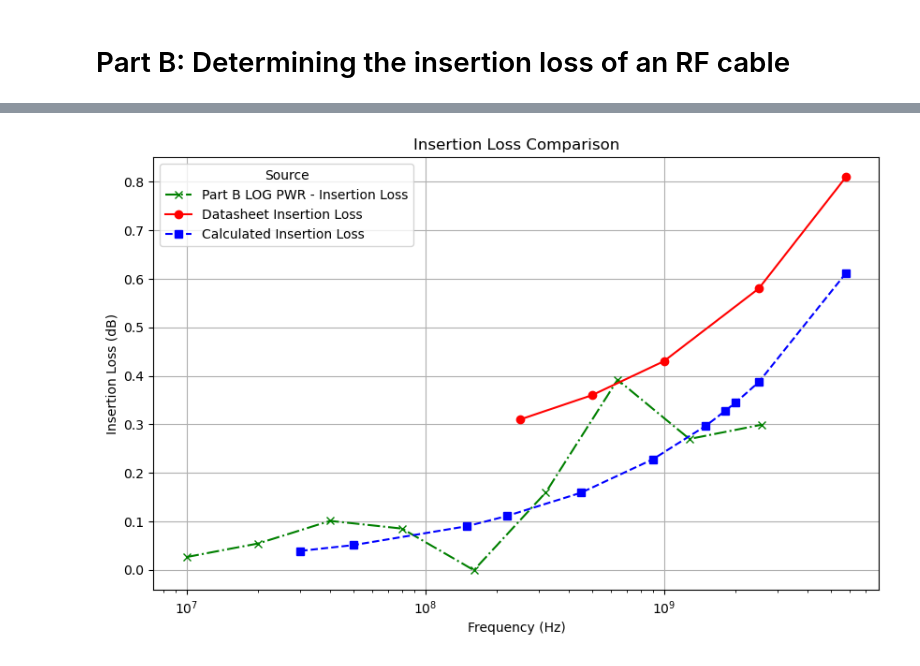
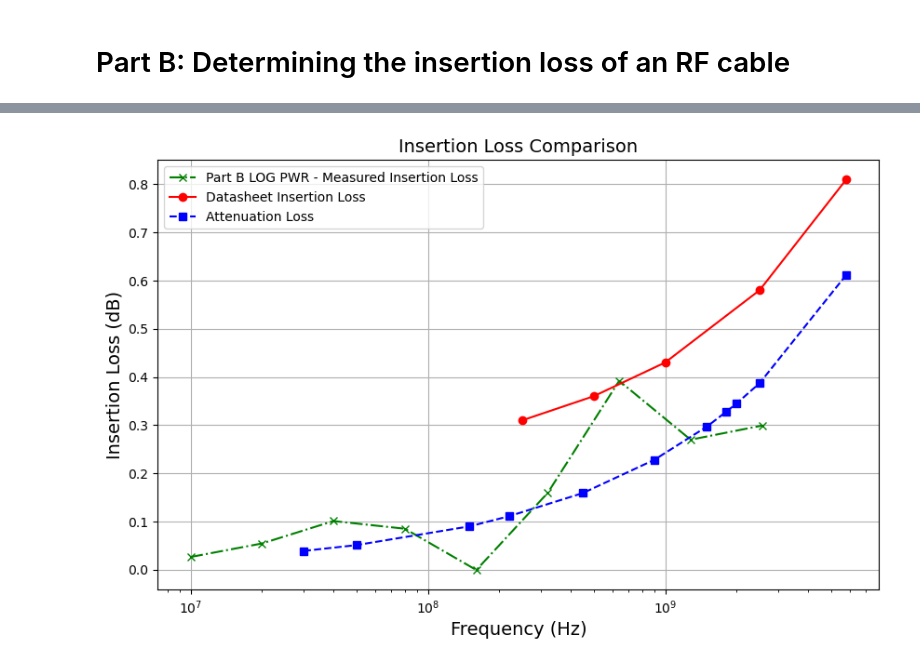
Before and after one commit to MazinDan/RF_Lab, a Jupyter notebook: Lab5_RF_Notebook.ipynb, the cells around one changed output, grey strips where cells are left out. Drawn from its saved outputs; the diff is of its cells as text; code cells hidden in the pictures.

```diff
--- a/Lab5_RF_Notebook.ipynb
+++ b/Lab5_RF_Notebook.ipynb
@@ -97,10 +97,10 @@ for folder_name, folder_df in part_a_df.groupby('source_folder'):
             plt.plot(file_df['Frequency'], file_df['Amplitude'], label=f"{file_name}")
 
         # Set the x-axis to display a controlled number of ticks
-        plt.xlabel('Frequency (Hz)')
+        plt.xlabel('Frequency (Hz)', fontsize='14')
         plt.xscale('log')
-        plt.ylabel('Amplitude (dBm)')
-        plt.title(f'{title.replace("_", " ")} Power Comparisons')
+        plt.ylabel('Amplitude (dBm)', fontsize='14')
+        plt.title(f'{title.replace("_", " ")} Power Comparisons', fontsize='14')
         plt.legend()
         #plt.legend(title='File', bbox_to_anchor=(1.05, 1), loc='upper left')
         #plt.subplots_adjust(right=0.75)
@@ -150,10 +150,10 @@ for folder_name, folder_df in part_a_df.groupby('source_folder'):
             plt.axvline(x=freq_max, color='red', linestyle='--', label='_nolegend_')
 
         # Set the x-axis to display a controlled number of ticks
-        plt.xlabel('Frequency (Hz)')
+        plt.xlabel('Frequency (Hz)', fontsize='14')
         plt.xscale('log')
-        plt.ylabel('Amplitude (dBm)')
-        plt.title(f'{stem} Power Comparisons w/ Averaging Region')
+        plt.ylabel('Amplitude (dBm)', fontsize='14')
+        plt.title(f'{stem} Power Comparisons w/ Averaging Region', fontsize='14')
         plt.legend()
         plt.grid(True)
         plt.show()
@@ -266,10 +266,10 @@ for folder_name, folder_df in part_b_df.groupby('source_folder'):
 
     # Set logarithmic scale for the x-axis
     plt.xscale('log')
-    plt.xlabel('Frequency (Hz)')
-    plt.ylabel('Amplitude (dBm)')
+    plt.xlabel('Frequency (Hz)', fontsize='14')
+    plt.ylabel('Amplitude (dBm)', fontsize='14')
     title = folder_name
-    plt.title(f'Signal Peak Comparison For Folder: {title.replace("_", " ")}')
+    plt.title(f'Signal Peak Comparison For Folder: {title.replace("_", " ")}', fontsize='14')
     plt.legend()
     plt.grid(True)
     plt.show()
@@ -321,10 +321,10 @@ for file_name in unique_files:
 
         # Set logarithmic scale for the x-axis
         plt.xscale('log')
-        plt.xlabel('Frequency (Hz)')
-        plt.ylabel('Amplitude (dBm)')
+        plt.xlabel('Frequency (Hz)', fontsize='14')
+        plt.ylabel('Amplitude (dBm)', fontsize='14')
         label = file_name
-        plt.title(f'Signal Peak for {label.replace("_", " ")}')
+        plt.title(f'Signal Peak for {label.replace("_", " ")}', fontsize='14')
         plt.grid(True)
         plt.show()
     else:
@@ -471,37 +471,37 @@ for source_folder in max_amplitudes_by_folder.keys():
         if source_folder not in insertion_loss_by_folder:
             insertion_loss_by_folder[source_folder] = []
         insertion_loss_by_folder[source_folder].extend(insertion_loss)
 
         # Plot insertion loss on the same figure
-        plt.plot(frequencies, insertion_loss, marker='x', linestyle='-.',color='green', label=f"{source_folder.replace('_', ' ')} - Insertion Loss")
+        plt.plot(frequencies, insertion_loss, marker='x', linestyle='-.',color='green', label=f"{source_folder.replace('_', ' ')} - Measured Insertion Loss")
 
 # Plot datasheet insertion loss (if filled)
 datasheet_frequencies = [250000000.0, 500000000.0, 1000000000.0, 2500000000.0, 5800000000.0]
 datasheet_insertion_loss = [0.31, 0.36, 0.43, 0.58, 0.81]  # Fill this list with corresponding insertion loss values (dB)
 if datasheet_frequencies and datasheet_insertion_loss:
     plt.plot(datasheet_frequencies, datasheet_insertion_loss, marker='o', linestyle='-', color='red', label='Datasheet Insertion Loss')
 
 # Attenuation data
 attenuation_frequencies = [30, 50, 150, 220, 450, 900, 1500, 1800, 2000, 2500, 5800]  # in MHz
 attenuation_values = [1.3, 1.7, 3.0, 3.7, 5.3, 7.6, 9.9, 10.9, 11.5, 12.9, 20.4]  # in dB/100 ft
 # Convert frequencies from MHz to Hz for consistency
 attenuation_frequencies_hz = [freq * 1e6 for freq in attenuation_frequencies]
 
 # Calculate insertion loss for 3 feet of cable
 calculated_insertion_loss = [att * (3 / 100) for att in attenuation_values]
 
 # Plot calculated insertion loss from attenuation
-plt.plot(attenuation_frequencies_hz, calculated_insertion_loss, marker='s', linestyle='--', color='blue', label='Calculated Insertion Loss')
+plt.plot(attenuation_frequencies_hz, calculated_insertion_loss, marker='s', linestyle='--', color='blue', label='Attenuation Loss')
 
 # Customize the plot
 plt.xscale('log')  # Set the x-axis to logarithmic scale
-plt.xlabel('Frequency (Hz)')
-plt.ylabel('Insertion Loss (dB)')
-plt.title('Insertion Loss Comparison')
-plt.legend(title='Source')
+plt.xlabel('Frequency (Hz)', fontsize='14')
+plt.ylabel('Insertion Loss (dB)', fontsize='14')
+plt.title('Insertion Loss Comparison', fontsize='14')
+plt.legend()
 plt.grid(True)
 
 # Show the plot
 plt.show()
 # %% [output]
-[figure, old version]
+[figure, new version]
```
Also changed, not shown: parts of 9 cells of this notebook.
